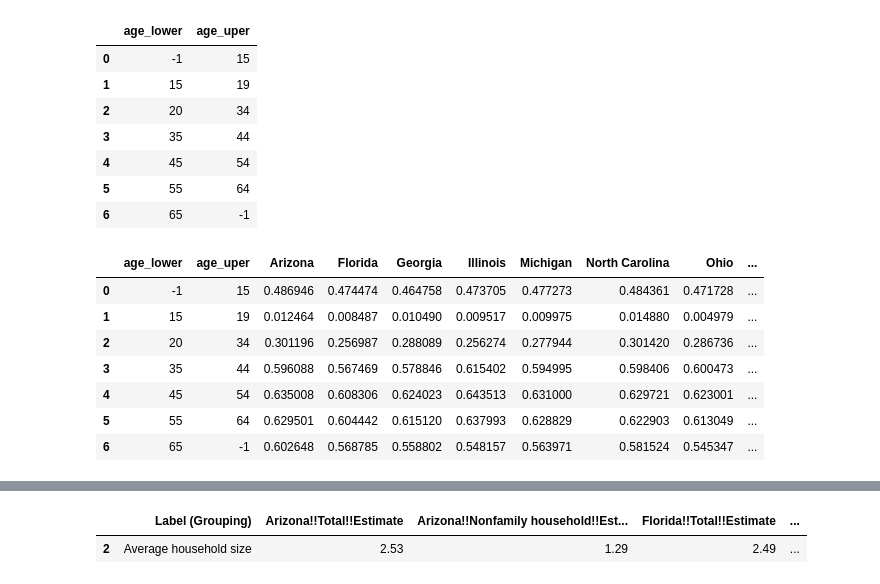
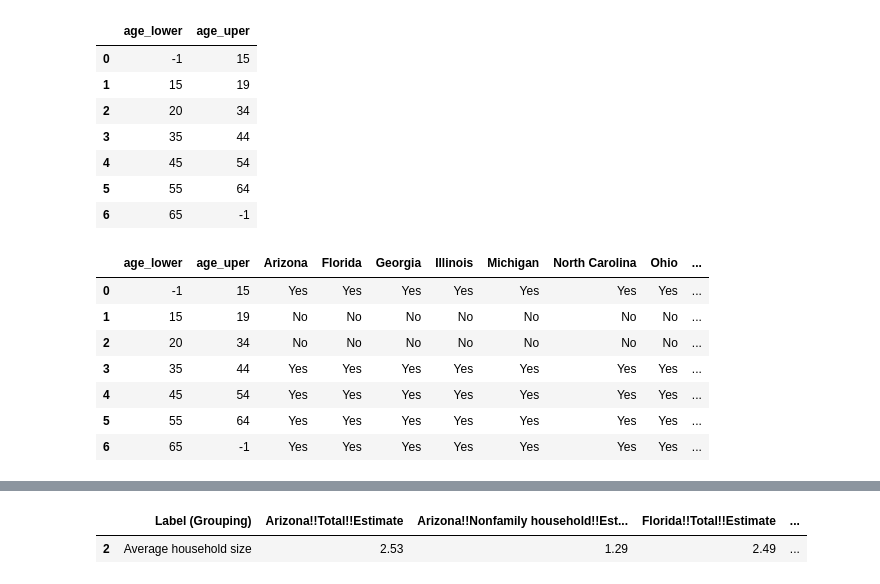
Before and after one commit to CarlosAlvarado-git/Proyecto_Final_BI, a Jupyter notebook: censusData.ipynb, the cells around one changed output, grey strips where cells are left out. Drawn from its saved outputs; the diff is of its cells as text; code cells hidden in the pictures.

```diff
--- a/censusData.ipynb
+++ b/censusData.ipynb
@@ -509,26 +511,29 @@ dfMarriages
 # %%
 paso = 1
 for i in range(10):
     probabilidad = []
     for i in range(dfMarriages.shape[0]):
         pesos = []
         total = matrimonio_data.iloc[i,paso] + matrimonio_data.iloc[i+7,paso]
         pesos.append(matrimonio_data.iloc[i,paso]/total)
         pesos.append(matrimonio_data.iloc[i+7,paso]/total)
         prob = (matrimonio_data.iloc[i,paso+1]*pesos[0]) + (matrimonio_data.iloc[i+7,paso+1]*pesos[1])
-        probabilidad.append(prob)
+        if (prob >= 0.45):
+            probabilidad.append("Yes")
+        else:
+            probabilidad.append("No")
     dfMarriages.insert(dfMarriages.shape[1], matrimonio_data.columns[paso],probabilidad, True)
     paso +=2
 dfMarriages
 # %% [output]
 |  | age_lower | age_uper | Arizona | Florida | Georgia | Illinois | Michigan | North Carolina | Ohio | ... |
-| 0 | -1 | 15 | 0.486946 | 0.474474 | 0.464758 | 0.473705 | 0.477273 | 0.484361 | 0.471728 | ... |
-| 1 | 15 | 19 | 0.012464 | 0.008487 | 0.010490 | 0.009517 | 0.009975 | 0.014880 | 0.004979 | ... |
-| 2 | 20 | 34 | 0.301196 | 0.256987 | 0.288089 | 0.256274 | 0.277944 | 0.301420 | 0.286736 | ... |
-| 3 | 35 | 44 | 0.596088 | 0.567469 | 0.578846 | 0.615402 | 0.594995 | 0.598406 | 0.600473 | ... |
-| 4 | 45 | 54 | 0.635008 | 0.608306 | 0.624023 | 0.643513 | 0.631000 | 0.629721 | 0.623001 | ... |
-| 5 | 55 | 64 | 0.629501 | 0.604442 | 0.615120 | 0.637993 | 0.628829 | 0.622903 | 0.613049 | ... |
-| 6 | 65 | -1 | 0.602648 | 0.568785 | 0.558802 | 0.548157 | 0.563971 | 0.581524 | 0.545347 | ... |
+| 0 | -1 | 15 | Yes | Yes | Yes | Yes | Yes | Yes | Yes | ... |
+| 1 | 15 | 19 | No | No | No | No | No | No | No | ... |
+| 2 | 20 | 34 | No | No | No | No | No | No | No | ... |
+| 3 | 35 | 44 | Yes | Yes | Yes | Yes | Yes | Yes | Yes | ... |
+| 4 | 45 | 54 | Yes | Yes | Yes | Yes | Yes | Yes | Yes | ... |
+| 5 | 55 | 64 | Yes | Yes | Yes | Yes | Yes | Yes | Yes | ... |
+| 6 | 65 | -1 | Yes | Yes | Yes | Yes | Yes | Yes | Yes | ... |
 # %%
 dfMarriages = dfMarriages.drop(0)
 dfMarriages = dfMarriages.melt(['age_lower', 'age_uper'], var_name='Estados', value_name='Probabilidad')
```
Also changed, not shown: parts of 13 cells of this notebook, 1 other file.
